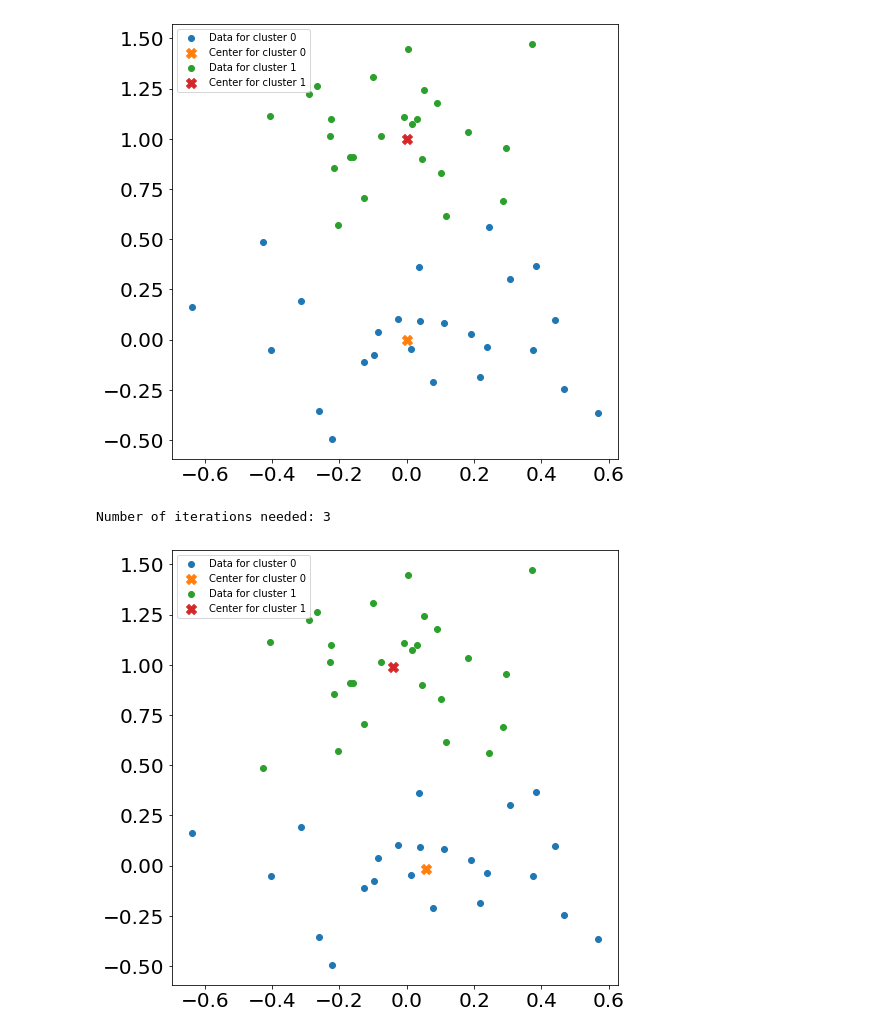
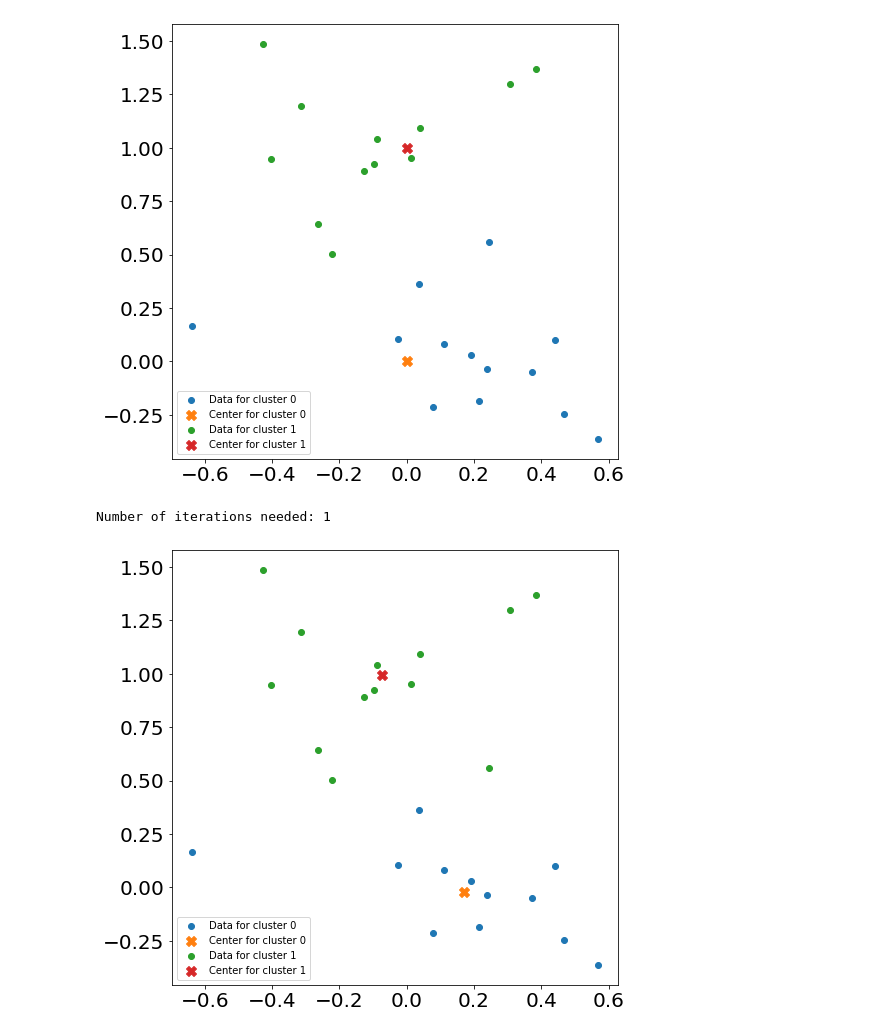
Before and after one commit to danmohedano/scikit-qlearn, a Jupyter notebook: examples/kmeans.ipynb, the cells around one changed output. Drawn from its saved outputs; the diff is of its cells as text; code cells hidden in the pictures.

```diff
--- a/examples/kmeans.ipynb
+++ b/examples/kmeans.ipynb
@@ -40,13 +25,13 @@ def compare_clusters(axis, x, labels_a, labels_b, centers_a, centers_b, names=['
 # %%
 # Generate sample data
 np.random.seed(0)
 centers = np.array([[0,0], [0,1]])
 n_clusters = centers.shape[0]
-x, labels = make_blobs(n_samples=50, centers=centers, cluster_std=0.25)
+x, labels = make_blobs(n_samples=25, centers=centers, cluster_std=0.25)
 
 plot_cluster(plt, x, labels, centers)
 # %% [output]
-[figure, old version]
+[figure, new version]
 # %%
 # KMeans - Classic computation
 k_means_classic = KMeans(n_clusters=len(centers), max_iterations=1000, random_state=0, distance_calculation_method='classic')
@@ -55,7 +40,7 @@ print(f'Number of iterations needed: {k_means_classic.n_iter}')
 
 plot_cluster(plt, x, k_means_classic.labels, k_means_classic.cluster_centers)
 # %% [output]
-Number of iterations needed: 3
+Number of iterations needed: 1
-[figure, old version]
+[figure, new version]
 # %%
 # KMeans - Quantum computation (simulated)
```
Also changed, not shown: parts of 4 cells of this notebook, 15 other files.
